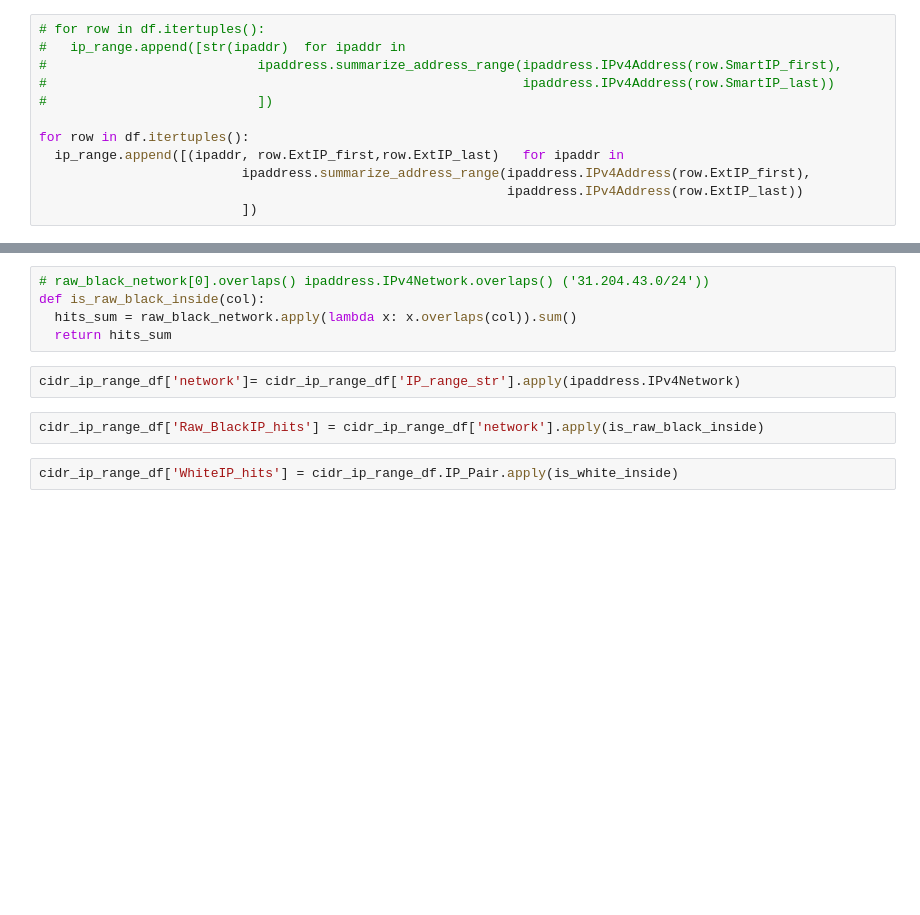
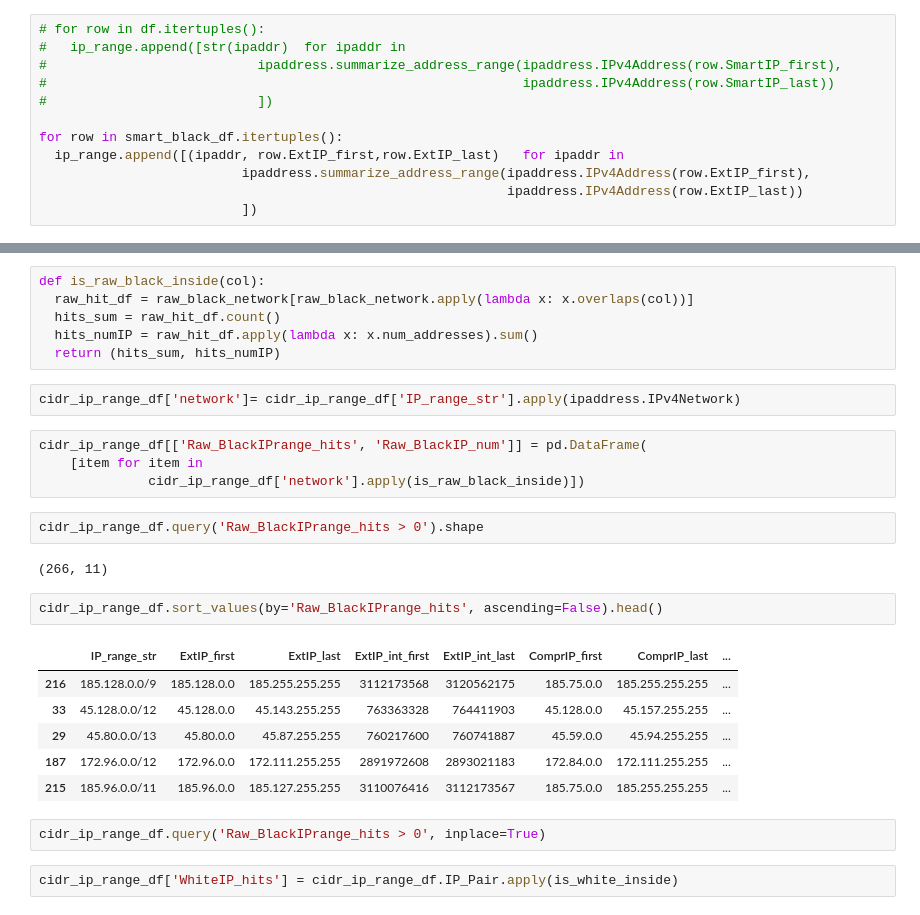
Before and after one commit to jwlai-cloud/DataScience_Playground, a Jupyter notebook: IP_range_to_CIDR.ipynb, the cells around one changed output, grey strips where cells are left out. Drawn from its saved outputs; the diff is of its cells as text; blank space fills up the shorter version.

```diff
--- a/IP_range_to_CIDR.ipynb
+++ b/IP_range_to_CIDR.ipynb
@@ -79,7 +114,7 @@ ip_range=[]
 #                                                             ipaddress.IPv4Address(row.SmartIP_last))
 #                           ])
 
-for row in df.itertuples():
+for row in smart_black_df.itertuples():
   ip_range.append([(ipaddr, row.ExtIP_first,row.ExtIP_last)   for ipaddr in
                           ipaddress.summarize_address_range(ipaddress.IPv4Address(row.ExtIP_first),
                                                             ipaddress.IPv4Address(row.ExtIP_last))
@@ -150,14 +185,32 @@ def metric_inside(col):
                         'total_conversion_event_journey': 'sum'}))
   return metrics
 # %%
-# raw_black_network[0].overlaps() ipaddress.IPv4Network.overlaps() ('31.204.43.0/24'))
 def is_raw_black_inside(col):
-  hits_sum = raw_black_network.apply(lambda x: x.overlaps(col)).sum()
-  return hits_sum
+  raw_hit_df = raw_black_network[raw_black_network.apply(lambda x: x.overlaps(col))]
+  hits_sum = raw_hit_df.count()
+  hits_numIP = raw_hit_df.apply(lambda x: x.num_addresses).sum()
+  return (hits_sum, hits_numIP)
 # %%
 cidr_ip_range_df['network']= cidr_ip_range_df['IP_range_str'].apply(ipaddress.IPv4Network)
 # %%
-cidr_ip_range_df['Raw_BlackIP_hits'] = cidr_ip_range_df['network'].apply(is_raw_black_inside)
+cidr_ip_range_df[['Raw_BlackIPrange_hits', 'Raw_BlackIP_num']] = pd.DataFrame(
+    [item for item in
+              cidr_ip_range_df['network'].apply(is_raw_black_inside)])
+# %%
+cidr_ip_range_df.query('Raw_BlackIPrange_hits > 0').shape
+# %% [output]
+(266, 11)
+# %%
+cidr_ip_range_df.sort_values(by='Raw_BlackIPrange_hits', ascending=False).head()
+# %% [output]
+|  | IP_range_str | ExtIP_first | ExtIP_last | ExtIP_int_first | ExtIP_int_last | ComprIP_first | ComprIP_last | ... |
+| 216 | 185.128.0.0/9 | 185.128.0.0 | 185.255.255.255 | 3112173568 | 3120562175 | 185.75.0.0 | 185.255.255.255 | ... |
+| 33 | 45.128.0.0/12 | 45.128.0.0 | 45.143.255.255 | 763363328 | 764411903 | 45.128.0.0 | 45.157.255.255 | ... |
+| 29 | 45.80.0.0/13 | 45.80.0.0 | 45.87.255.255 | 760217600 | 760741887 | 45.59.0.0 | 45.94.255.255 | ... |
+| 187 | 172.96.0.0/12 | 172.96.0.0 | 172.111.255.255 | 2891972608 | 2893021183 | 172.84.0.0 | 172.111.255.255 | ... |
+| 215 | 185.96.0.0/11 | 185.96.0.0 | 185.127.255.255 | 3110076416 | 3112173567 | 185.75.0.0 | 185.255.255.255 | ... |
+# %%
+cidr_ip_range_df.query('Raw_BlackIPrange_hits > 0', inplace=True)
 # %%
 cidr_ip_range_df['WhiteIP_hits'] = cidr_ip_range_df.IP_Pair.apply(is_white_inside)
 # %%
```
Also changed, not shown: parts of 16 cells of this notebook.
